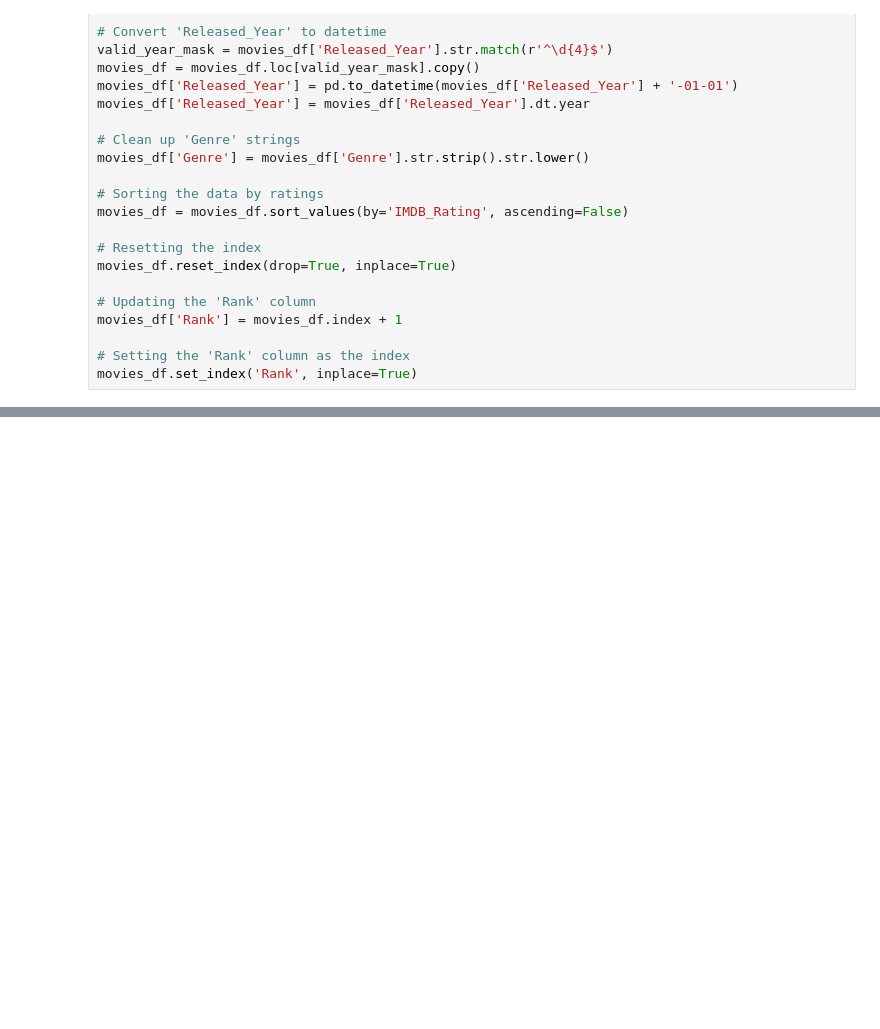
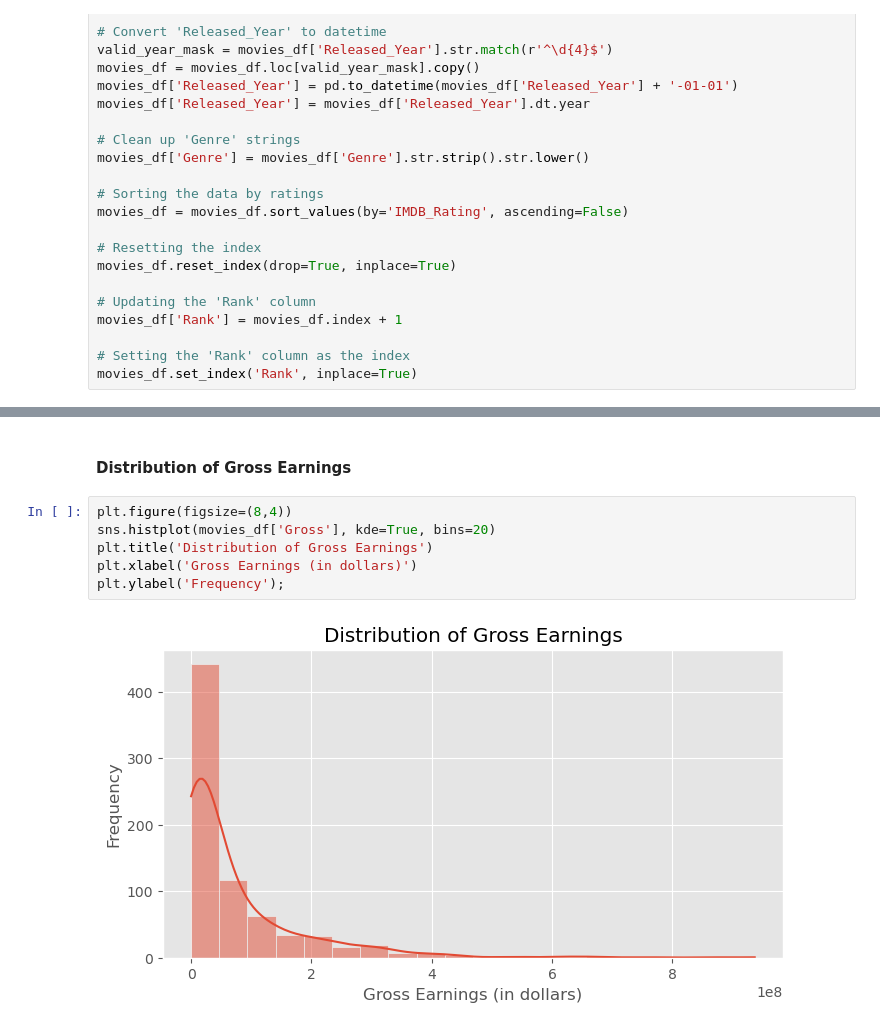
Before and after one commit to jwmathis/Project4, a Jupyter notebook: Project4.ipynb, the cells around one changed output, grey strips where cells are left out. Saved outputs shown, nothing was run; the diff lists cells and outputs as text; blank space fills up the shorter version.

```diff
--- a/Project4.ipynb
+++ b/Project4.ipynb
@@ -329,0 +341,10 @@ movies_df.head()
+# %% [markdown]
+#### Distribution of Gross Earnings
+# %%
+plt.figure(figsize=(8,4))
+sns.histplot(movies_df['Gross'], kde=True, bins=20)
+plt.title('Distribution of Gross Earnings')
+plt.xlabel('Gross Earnings (in dollars)')
+plt.ylabel('Frequency');
+# %% [output]
+[figure, added]
```
Also changed, not shown: parts of 10 cells of this notebook.
